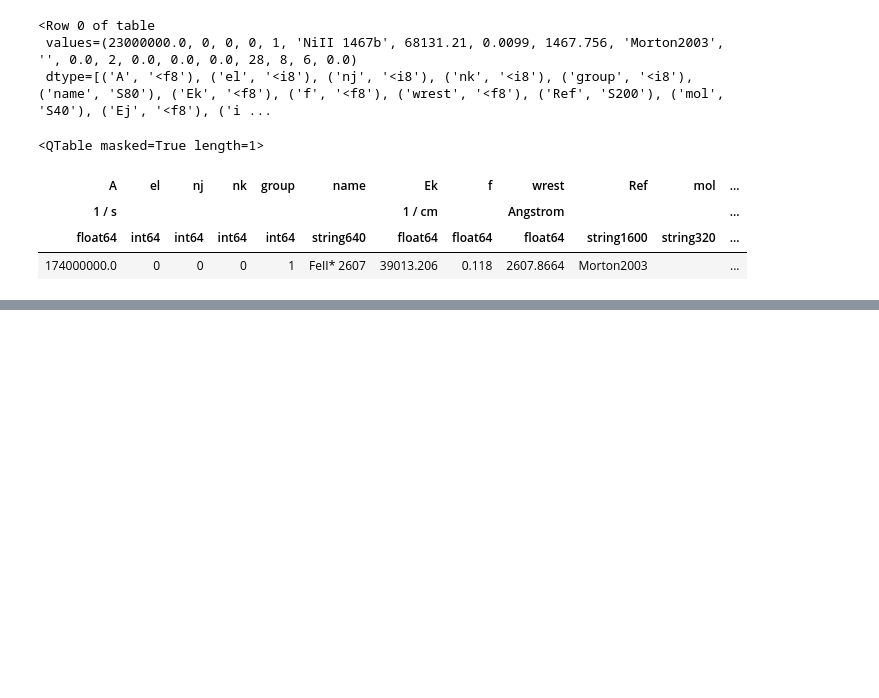
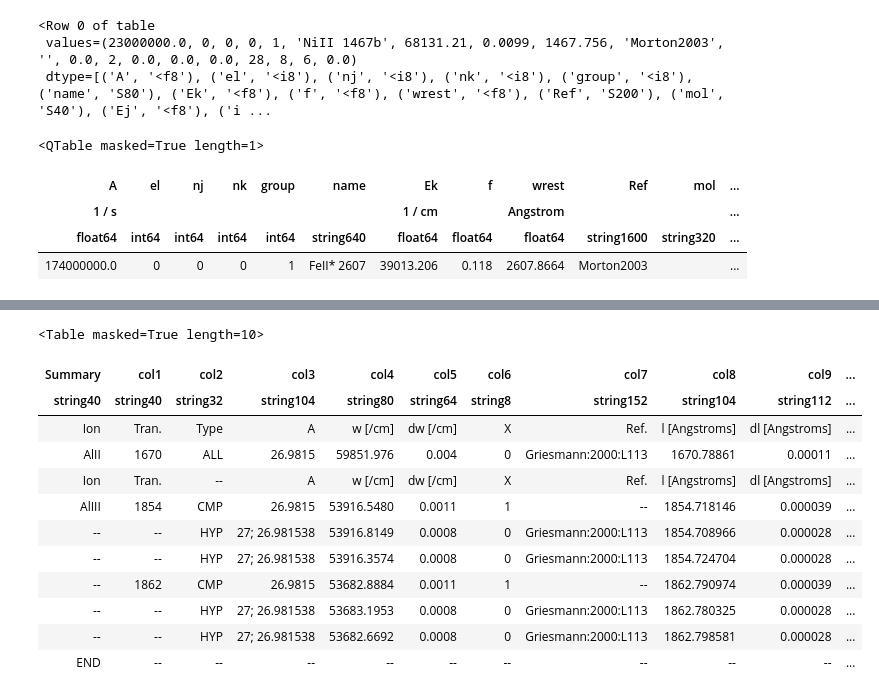
Before and after one commit to linetools/linetools, a Jupyter notebook: docs/examples/Read_Data.ipynb, the cells around one changed output, grey strips where cells are left out. Cells and saved outputs as stored; diff of their text form; code cells hidden in the pictures; blank space fills up the shorter version.

```diff
--- a/docs/examples/Read_Data.ipynb
+++ b/docs/examples/Read_Data.ipynb
@@ -146,0 +173,16 @@ ism._fulltable[tmp]
+# %%
+Al
+# %% [output]
+<Table masked=True length=10>
+| Summary | col1 | col2 | col3 | col4 | col5 | col6 | col7 | col8 | col9 | ... |
+| string40 | string40 | string32 | string104 | string80 | string64 | string8 | string152 | string104 | string112 | ... |
+| Ion | Tran. | Type | A | w [/cm] | dw [/cm] | X | Ref. | l [Angstroms] | dl [Angstroms] | ... |
+| AlII | 1670 | ALL | 26.9815 | 59851.976 | 0.004 | 0 | Griesmann:2000:L113 | 1670.78861 | 0.00011 | ... |
+| Ion | Tran. | -- | A | w [/cm] | dw [/cm] | X | Ref. | l [Angstroms] | dl [Angstroms] | ... |
+| AlIII | 1854 | CMP | 26.9815 | 53916.5480 | 0.0011 | 1 | -- | 1854.718146 | 0.000039 | ... |
+| -- | -- | HYP | 27; 26.981538 | 53916.8149 | 0.0008 | 0 | Griesmann:2000:L113 | 1854.708966 | 0.000028 | ... |
+| -- | -- | HYP | 27; 26.981538 | 53916.3574 | 0.0008 | 0 | Griesmann:2000:L113 | 1854.724704 | 0.000028 | ... |
+| -- | 1862 | CMP | 26.9815 | 53682.8884 | 0.0011 | 1 | -- | 1862.790974 | 0.000039 | ... |
+| -- | -- | HYP | 27; 26.981538 | 53683.1953 | 0.0008 | 0 | Griesmann:2000:L113 | 1862.780325 | 0.000028 | ... |
+| -- | -- | HYP | 27; 26.981538 | 53682.6692 | 0.0008 | 0 | Griesmann:2000:L113 | 1862.798581 | 0.000028 | ... |
+| END | -- | -- | -- | -- | -- | -- | -- | -- | -- | ... |
```
Also changed, not shown: parts of 4 cells of this notebook.
